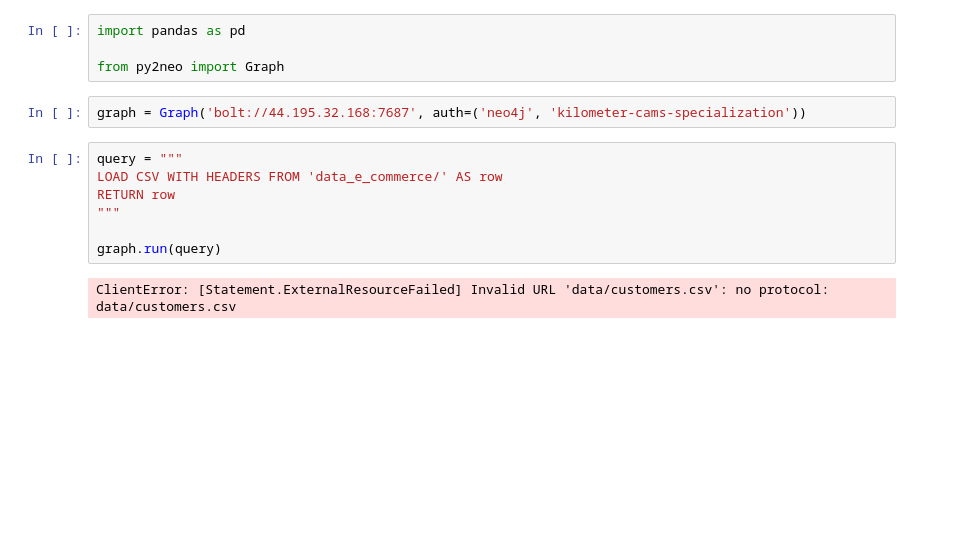
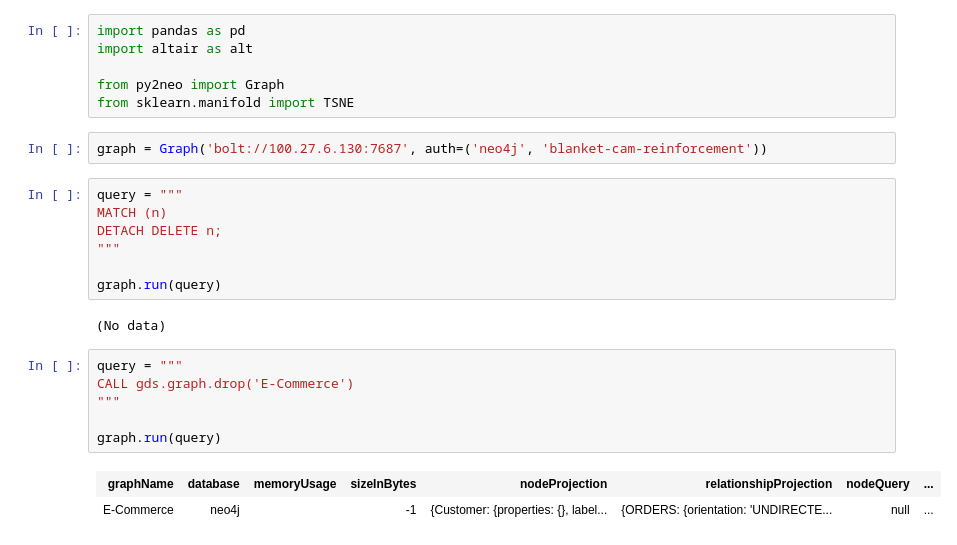
Before and after one commit to BiaPri/Graph_Field, a Jupyter notebook: E-Commerce.ipynb, the cells around one changed output. Saved outputs shown, nothing was run; the diff lists cells and outputs as text; blank space fills up the shorter version.

```diff
--- a/E-Commerce.ipynb
+++ b/E-Commerce.ipynb
@@ -1,15 +21,26 @@
 # %%
 import pandas as pd
+import altair as alt
 
 from py2neo import Graph
+from sklearn.manifold import TSNE
 # %%
-graph = Graph('bolt://44.195.32.168:7687', auth=('neo4j', 'kilometer-cams-specialization'))
+graph = Graph('bolt://100.27.6.130:7687', auth=('neo4j', 'blanket-cam-reinforcement'))
 # %%
 query = """
-LOAD CSV WITH HEADERS FROM 'data_e_commerce/' AS row
-RETURN row
+MATCH (n)
+DETACH DELETE n;
 """
 
 graph.run(query)
 # %% [output]
-ClientError: [Statement.ExternalResourceFailed] Invalid URL 'data/customers.csv': no protocol: data/customers.csv
+(No data)
+# %%
+query = """
+CALL gds.graph.drop('E-Commerce')
+"""
+
+graph.run(query)
+# %% [output]
+| graphName | database | memoryUsage | sizeInBytes | nodeProjection | relationshipProjection | nodeQuery | ... |
+| E-Commerce | neo4j |  | -1 | {Customer: {properties: {}, label... | {ORDERS: {orientation: 'UNDIRECTE... | null | ... |
```
Also changed, not shown: parts of 9 cells of this notebook, 1 other file.
